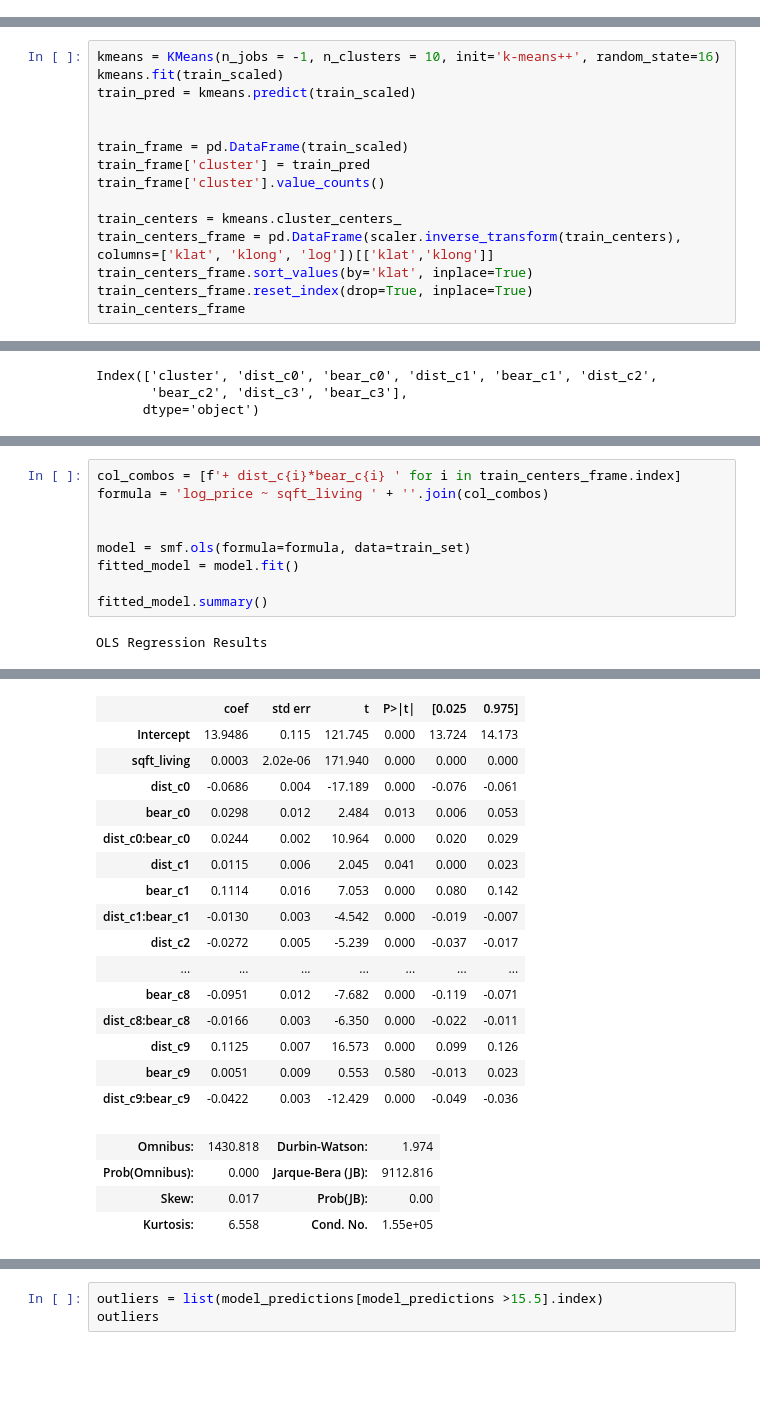
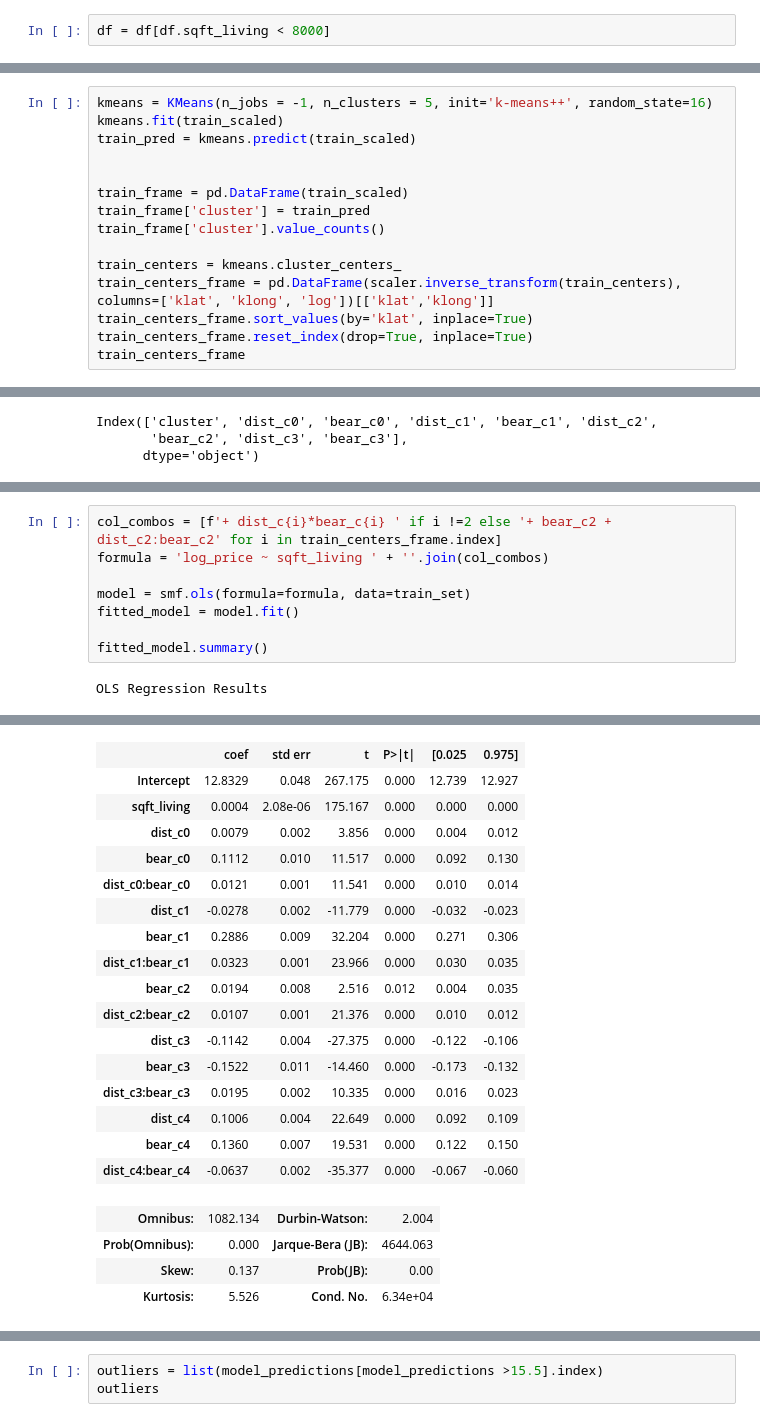
Before and after one commit to RavenNHW/Mod_2_Project, a Jupyter notebook: Executive Notebook.ipynb, the cells around one changed output, grey strips where cells are left out. Drawn from its saved outputs; the diff is of its cells as text; blank space fills up the shorter version.

```diff
--- a/Executive Notebook.ipynb
+++ b/Executive Notebook.ipynb
@@ -44,3 +44,5 @@ df.diff_lsf_neighbors.hist()
 # %% [output]
 <matplotlib.axes._subplots.AxesSubplot at 0x...>
 [figure]
+# %%
+df = df[df.sqft_living < 8000]
@@ -121,7 +128,7 @@ plt.ylabel('Inertia')
 Text(0, 0.5, 'Inertia')
 [figure]
 # %%
-kmeans = KMeans(n_jobs = -1, n_clusters = 10, init='k-means++', random_state=16)
+kmeans = KMeans(n_jobs = -1, n_clusters = 5, init='k-means++', random_state=16)
 kmeans.fit(train_scaled)
 train_pred = kmeans.predict(train_scaled)
 
@@ -264,7 +266,6 @@ See the caveats in the documentation: https://pandas.pydata.org/pandas-docs/stab
 # %%
-col_combos = [f'+ dist_c{i}*bear_c{i} ' for i in train_centers_frame.index]
+col_combos = [f'+ dist_c{i}*bear_c{i} ' if i !=2 else '+ bear_c2 + dist_c2:bear_c2' for i in train_centers_frame.index]
 formula = 'log_price ~ sqft_living ' + ''.join(col_combos)
-
 
 model = smf.ols(formula=formula, data=train_set)
 fitted_model = model.fit()
@@ -283,23 +284,24 @@ OLS Regression Results
 | Covariance Type: | nonrobust |  |  |
 |  | coef | std err | t | P>|t| | [0.025 | 0.975] |
-| Intercept | 13.9486 | 0.115 | 121.745 | 0.000 | 13.724 | 14.173 |
-| sqft_living | 0.0003 | 2.02e-06 | 171.940 | 0.000 | 0.000 | 0.000 |
-| dist_c0 | -0.0686 | 0.004 | -17.189 | 0.000 | -0.076 | -0.061 |
-| bear_c0 | 0.0298 | 0.012 | 2.484 | 0.013 | 0.006 | 0.053 |
-| dist_c0:bear_c0 | 0.0244 | 0.002 | 10.964 | 0.000 | 0.020 | 0.029 |
-| dist_c1 | 0.0115 | 0.006 | 2.045 | 0.041 | 0.000 | 0.023 |
-| bear_c1 | 0.1114 | 0.016 | 7.053 | 0.000 | 0.080 | 0.142 |
-| dist_c1:bear_c1 | -0.0130 | 0.003 | -4.542 | 0.000 | -0.019 | -0.007 |
-| dist_c2 | -0.0272 | 0.005 | -5.239 | 0.000 | -0.037 | -0.017 |
-| ... | ... | ... | ... | ... | ... | ... |
-| bear_c8 | -0.0951 | 0.012 | -7.682 | 0.000 | -0.119 | -0.071 |
-| dist_c8:bear_c8 | -0.0166 | 0.003 | -6.350 | 0.000 | -0.022 | -0.011 |
-| dist_c9 | 0.1125 | 0.007 | 16.573 | 0.000 | 0.099 | 0.126 |
-| bear_c9 | 0.0051 | 0.009 | 0.553 | 0.580 | -0.013 | 0.023 |
-| dist_c9:bear_c9 | -0.0422 | 0.003 | -12.429 | 0.000 | -0.049 | -0.036 |
+| Intercept | 12.8329 | 0.048 | 267.175 | 0.000 | 12.739 | 12.927 |
+| sqft_living | 0.0004 | 2.08e-06 | 175.167 | 0.000 | 0.000 | 0.000 |
+| dist_c0 | 0.0079 | 0.002 | 3.856 | 0.000 | 0.004 | 0.012 |
+| bear_c0 | 0.1112 | 0.010 | 11.517 | 0.000 | 0.092 | 0.130 |
+| dist_c0:bear_c0 | 0.0121 | 0.001 | 11.541 | 0.000 | 0.010 | 0.014 |
+| dist_c1 | -0.0278 | 0.002 | -11.779 | 0.000 | -0.032 | -0.023 |
+| bear_c1 | 0.2886 | 0.009 | 32.204 | 0.000 | 0.271 | 0.306 |
+| dist_c1:bear_c1 | 0.0323 | 0.001 | 23.966 | 0.000 | 0.030 | 0.035 |
+| bear_c2 | 0.0194 | 0.008 | 2.516 | 0.012 | 0.004 | 0.035 |
+| dist_c2:bear_c2 | 0.0107 | 0.001 | 21.376 | 0.000 | 0.010 | 0.012 |
+| dist_c3 | -0.1142 | 0.004 | -27.375 | 0.000 | -0.122 | -0.106 |
+| bear_c3 | -0.1522 | 0.011 | -14.460 | 0.000 | -0.173 | -0.132 |
+| dist_c3:bear_c3 | 0.0195 | 0.002 | 10.335 | 0.000 | 0.016 | 0.023 |
+| dist_c4 | 0.1006 | 0.004 | 22.649 | 0.000 | 0.092 | 0.109 |
+| bear_c4 | 0.1360 | 0.007 | 19.531 | 0.000 | 0.122 | 0.150 |
+| dist_c4:bear_c4 | -0.0637 | 0.002 | -35.377 | 0.000 | -0.067 | -0.060 |
-| Omnibus: | 1430.818 | Durbin-Watson: | 1.974 |
-| Prob(Omnibus): | 0.000 | Jarque-Bera (JB): | 9112.816 |
-| Skew: | 0.017 | Prob(JB): | 0.00 |
-| Kurtosis: | 6.558 | Cond. No. | 1.55e+05 |
+| Omnibus: | 1082.134 | Durbin-Watson: | 2.004 |
+| Prob(Omnibus): | 0.000 | Jarque-Bera (JB): | 4644.063 |
+| Skew: | 0.137 | Prob(JB): | 0.00 |
+| Kurtosis: | 5.526 | Cond. No. | 6.34e+04 |
 Warnings:
 [1] Standard Errors assume that the covariance matrix of the errors is correctly specified.
```
Also changed, not shown: parts of 11 cells of this notebook.
